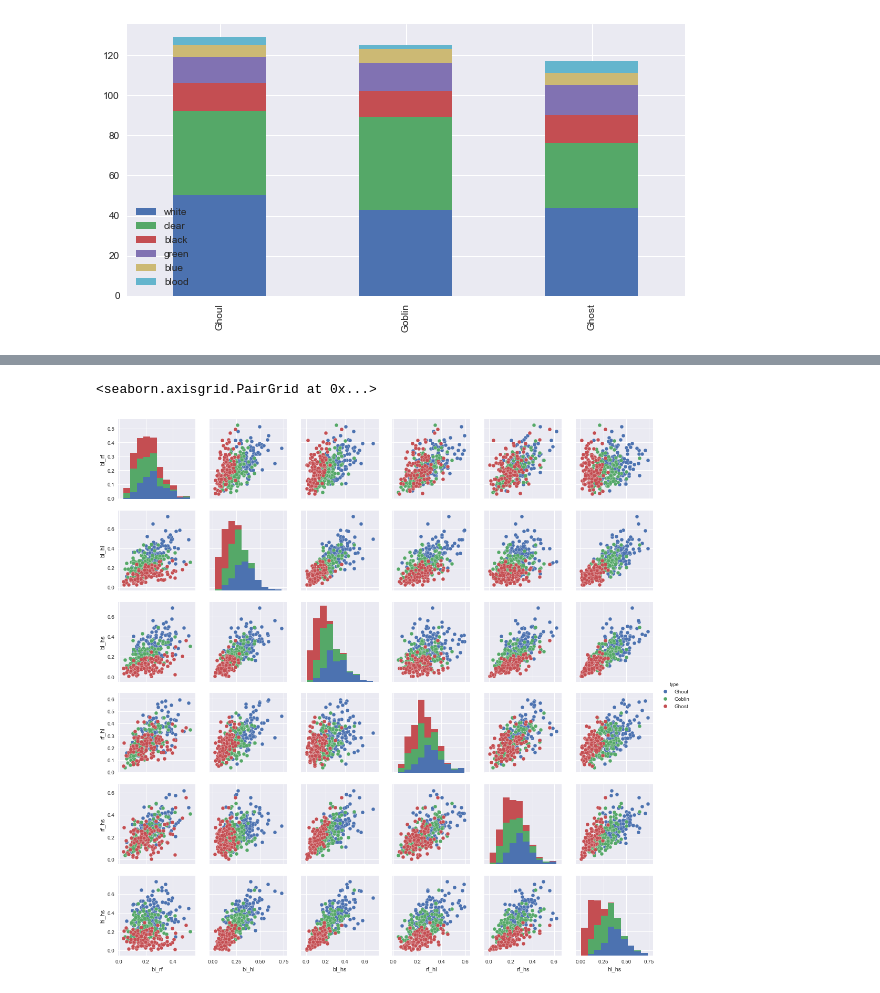
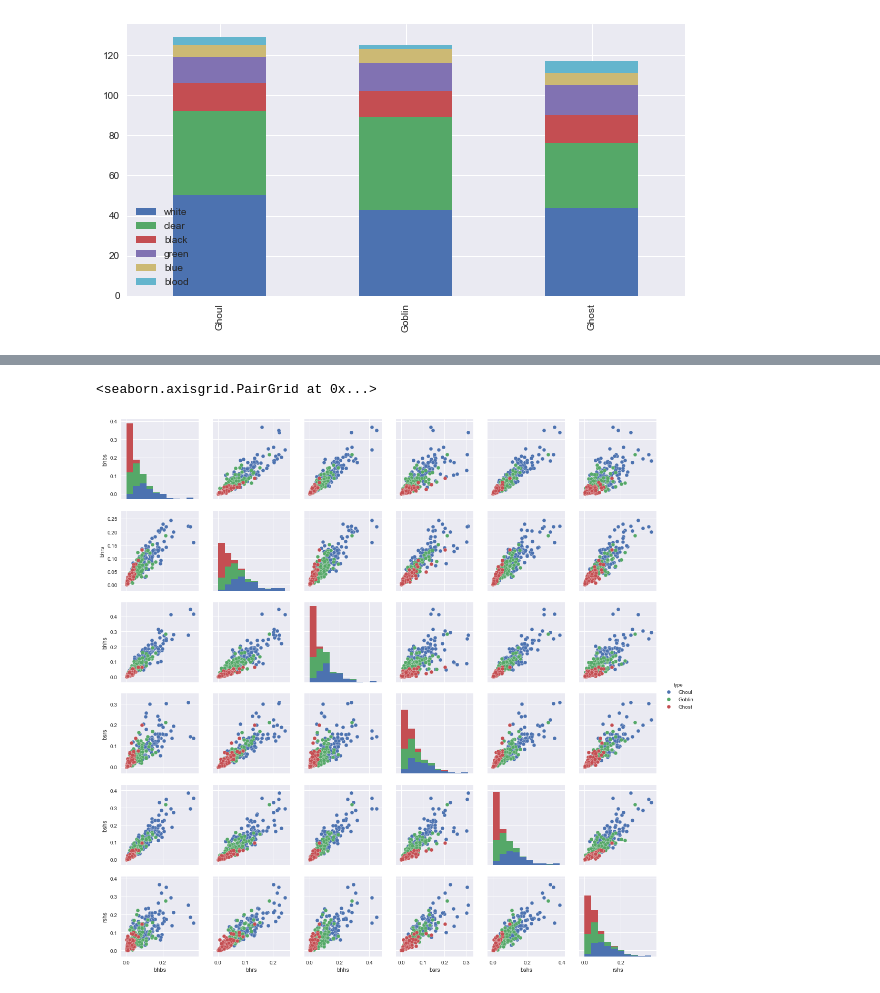
Before and after one commit to Kimjeongguk/Ghouls-Goblin-Ghost, a Jupyter notebook: Ghoul-Goblin_Ghost.ipynb, the cells around one changed output, grey strips where cells are left out. Saved outputs shown, nothing was run; the diff lists cells and outputs as text; code cells hidden in the pictures.

```diff
--- a/Ghoul-Goblin_Ghost.ipynb
+++ b/Ghoul-Goblin_Ghost.ipynb
@@ -43,6 +35,3 @@ test.head()
-# %%
-train = train.drop(['id'],axis=1)
-test = test.drop(['id'],axis=1)
 # %%
 train.head()
 # %% [output]
@@ -95,7 +85,14 @@ sns.pairplot(train,hue="type")
 # %%
-train['bl_rf'] = train.apply(lambda row: row['bone_length']+row['rotting_flesh'],axis=1)
-train['bl_hl'] = train.apply(lambda row: row['bone_length']+row['hair_length'],axis=1)
-train['bl_hs'] = train.apply(lambda row: row['bone_length']+row['has_soul'],axis=1)
-train['rf_hl'] = train.apply(lambda row: row['rotting_flesh']+row['hair_length'],axis=1)
-train['rf_hs'] = train.apply(lambda row: row['rotting_flesh']+row['has_soul'],axis=1)
-train['hl_hs'] = train.apply(lambda row: row['hair_length']+row['has_soul'],axis=1)
+train['br'] = train.apply(lambda row: row['bone_length']*row['rotting_flesh'],axis=1)
+train['bh'] = train.apply(lambda row: row['bone_length']*row['hair_length'],axis=1)
+train['bs'] = train.apply(lambda row: row['bone_length']*row['has_soul'],axis=1)
+train['rh'] = train.apply(lambda row: row['rotting_flesh']*row['hair_length'],axis=1)
+train['rs'] = train.apply(lambda row: row['rotting_flesh']*row['has_soul'],axis=1)
+train['hs'] = train.apply(lambda row: row['hair_length']*row['has_soul'],axis=1)
+
+test['br'] = test.apply(lambda row: row['bone_length']*row['rotting_flesh'],axis=1)
+test['bh'] = test.apply(lambda row: row['bone_length']*row['hair_length'],axis=1)
+test['bs'] = test.apply(lambda row: row['bone_length']*row['has_soul'],axis=1)
+test['rh'] = test.apply(lambda row: row['rotting_flesh']*row['hair_length'],axis=1)
+test['rs'] = test.apply(lambda row: row['rotting_flesh']*row['has_soul'],axis=1)
+test['hs'] = test.apply(lambda row: row['hair_length']*row['has_soul'],axis=1)
@@ -108,13 +111,20 @@ sns.pairplot(train[["bl_rf","bl_hl","bl_hs","rf_hl","rf_hs","hl_hs","type"]], hu
 # %%
-train['bl_rf'] = train.apply(lambda row: row['bone_length']*row['rotting_flesh'],axis=1)
-train['bl_hl'] = train.apply(lambda row: row['bone_length']*row['hair_length'],axis=1)
-train['bl_hs'] = train.apply(lambda row: row['bone_length']*row['has_soul'],axis=1)
-train['rf_hl'] = train.apply(lambda row: row['rotting_flesh']*row['hair_length'],axis=1)
-train['rf_hs'] = train.apply(lambda row: row['rotting_flesh']*row['has_soul'],axis=1)
-train['hl_hs'] = train.apply(lambda row: row['hair_length']*row['has_soul'],axis=1)
+train['bhbs'] = train.apply(lambda row: row['bh']*row['bs'],axis=1)
+train['bhrs'] = train.apply(lambda row: row['bh']*row['rs'],axis=1)
+train['bhhs'] = train.apply(lambda row: row['bh']*row['hs'],axis=1)
+train['bsrs'] = train.apply(lambda row: row['bs']*row['rs'],axis=1)
+train['bshs'] = train.apply(lambda row: row['bs']*row['hs'],axis=1)
+train['rshs'] = train.apply(lambda row: row['rs']*row['hs'],axis=1)
+
+test['bhbs'] = test.apply(lambda row: row['bh']*row['bs'],axis=1)
+test['bhrs'] = test.apply(lambda row: row['bh']*row['rs'],axis=1)
+test['bhhs'] = test.apply(lambda row: row['bh']*row['hs'],axis=1)
+test['bsrs'] = test.apply(lambda row: row['bs']*row['rs'],axis=1)
+test['bshs'] = test.apply(lambda row: row['bs']*row['hs'],axis=1)
+test['rshs'] = test.apply(lambda row: row['rs']*row['hs'],axis=1)
 # %%
 sns.set()
-sns.pairplot(train[["bl_rf","bl_hl","bl_hs","rf_hl","rf_hs","hl_hs","type"]], hue="type")
+sns.pairplot(train[["bhbs","bhrs","bhhs","bsrs","bshs","rshs","type"]], hue="type")
 # %% [output]
 <seaborn.axisgrid.PairGrid at 0x...>
-[figure, old version]
+[figure, new version]
```
Also changed, not shown: parts of 21 cells of this notebook, 6 other files.
